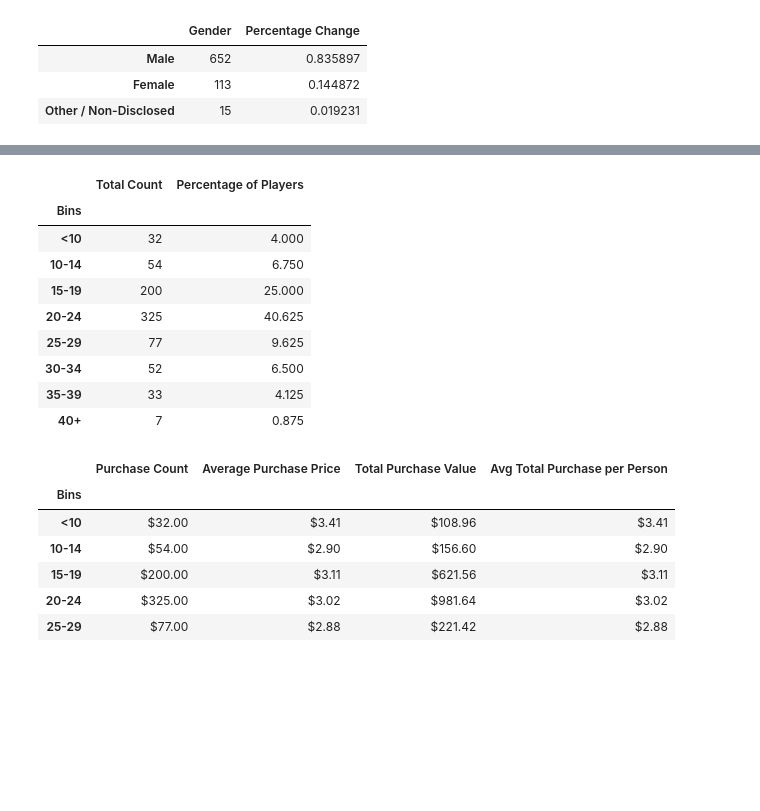
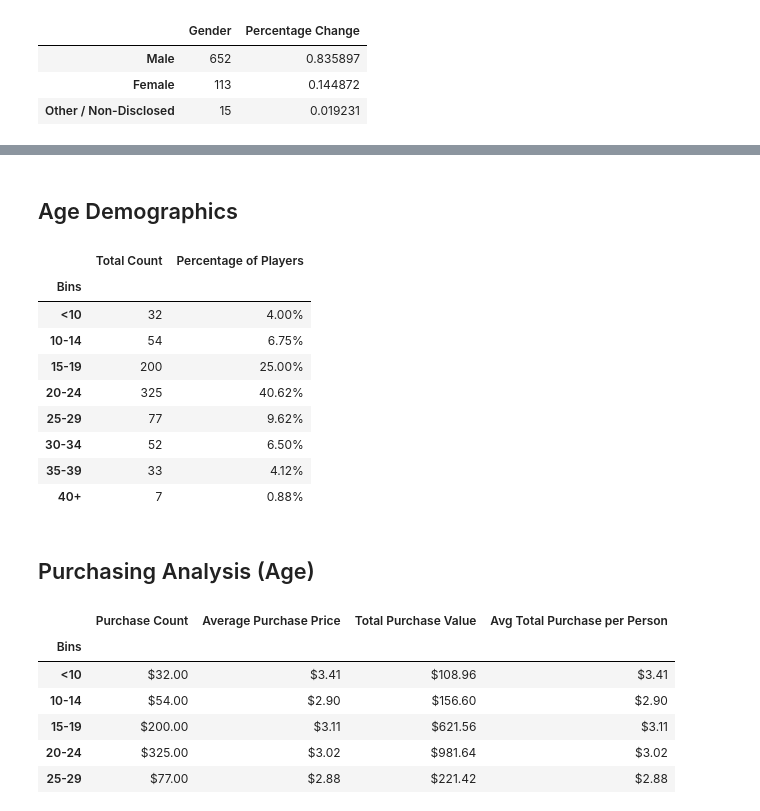
Before and after one commit to pandeysudip/Heroes-of-Pymoli, a Jupyter notebook: HeroesOfPymoli/HeroesOfPymoli.ipynb, the cells around one changed output, grey strips where cells are left out. Drawn from its saved outputs; the diff is of its cells as text; code cells hidden in the pictures; blank space fills up the shorter version.

```diff
--- a/HeroesOfPymoli/HeroesOfPymoli.ipynb
+++ b/HeroesOfPymoli/HeroesOfPymoli.ipynb
@@ -169,30 +181,35 @@ purchase_df
 | Female | 113 | $3.20 | $361.94 | $3.20 |
 | Male | 652 | $3.02 | $1967.64 | $3.02 |
 | Other / Non-Disclosed | 15 | $3.35 | $50.19 | $3.35 |
+# %% [markdown]
+## Age Demographics
 # %%
 #Age Demographics
 bins=[0,10,15,20,25,30,35,40,100]
 levels=['<10','10-14','15-19','20-24','25-29','30-34', '35-39','40+']
 purchase['Bins']=pd.cut(purchase['Age'], bins, labels=levels)
 bins_df=purchase.groupby('Bins')["Age"].count().reset_index()
 bins_df.set_index("Bins", inplace=True)
 bins_df["Percentage of Players"]=bins_df.Age/bins_df.Age.count()
 bins_df.rename(columns={'Age': "Total Count"}, inplace=True)
 
-format_dict={'Percentage of Players': '{:.2f}%'.format}
-bins_df.style.format(format_dict).background_gradient(subset=('Percentage of Players'), cmap='red')
+
+bins_df["Percentage of Players"]=(bins_df["Percentage of Players"]
+                                  .map('{:.2f}%'.format))
 bins_df
 # %% [output]
 |  | Total Count | Percentage of Players |
 | Bins |  |  |
-| <10 | 32 | 4.000 |
-| 10-14 | 54 | 6.750 |
-| 15-19 | 200 | 25.000 |
-| 20-24 | 325 | 40.625 |
-| 25-29 | 77 | 9.625 |
-| 30-34 | 52 | 6.500 |
-| 35-39 | 33 | 4.125 |
-| 40+ | 7 | 0.875 |
+| <10 | 32 | 4.00% |
+| 10-14 | 54 | 6.75% |
+| 15-19 | 200 | 25.00% |
+| 20-24 | 325 | 40.62% |
+| 25-29 | 77 | 9.62% |
+| 30-34 | 52 | 6.50% |
+| 35-39 | 33 | 4.12% |
+| 40+ | 7 | 0.88% |
+# %% [markdown]
+## Purchasing Analysis (Age)
 # %%
 #Purchasing Analysis (Age)
 purch_df=purchase.groupby('Bins')["Price"].agg(['count', 'mean', 'sum'])
```
Also changed, not shown: parts of 8 cells of this notebook, 1 other file.
